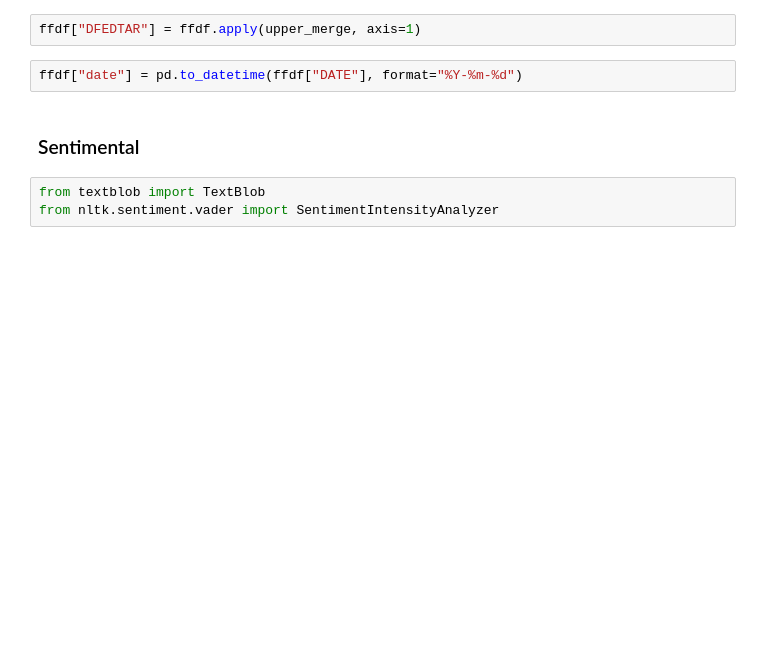
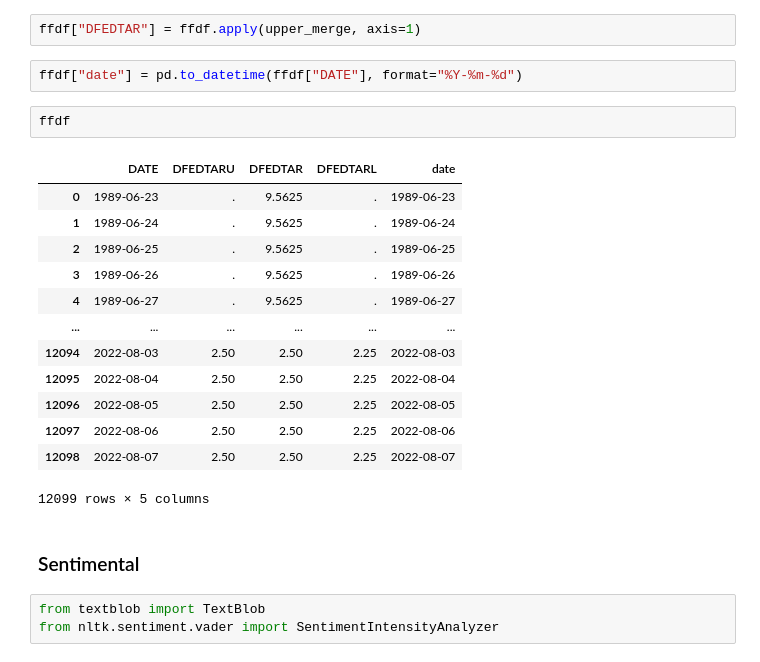
Before and after one commit to keonsunkim/centralbank_analysis, a Jupyter notebook: src/1_FOMC_Analysis_Preliminary.ipynb, the cells around one changed output. Drawn from its saved outputs; the diff is of its cells as text; blank space fills up the shorter version.

```diff
--- a/src/1_FOMC_Analysis_Preliminary.ipynb
+++ b/src/1_FOMC_Analysis_Preliminary.ipynb
@@ -96,6 +204,22 @@ def upper_merge(x):
 ffdf["DFEDTAR"] = ffdf.apply(upper_merge, axis=1)
 # %%
 ffdf["date"] = pd.to_datetime(ffdf["DATE"], format="%Y-%m-%d")
+# %%
+ffdf
+# %% [output]
+|  | DATE | DFEDTARU | DFEDTAR | DFEDTARL | date |
+| 0 | 1989-06-23 | . | 9.5625 | . | 1989-06-23 |
+| 1 | 1989-06-24 | . | 9.5625 | . | 1989-06-24 |
+| 2 | 1989-06-25 | . | 9.5625 | . | 1989-06-25 |
+| 3 | 1989-06-26 | . | 9.5625 | . | 1989-06-26 |
+| 4 | 1989-06-27 | . | 9.5625 | . | 1989-06-27 |
+| ... | ... | ... | ... | ... | ... |
+| 12094 | 2022-08-03 | 2.50 | 2.50 | 2.25 | 2022-08-03 |
+| 12095 | 2022-08-04 | 2.50 | 2.50 | 2.25 | 2022-08-04 |
+| 12096 | 2022-08-05 | 2.50 | 2.50 | 2.25 | 2022-08-05 |
+| 12097 | 2022-08-06 | 2.50 | 2.50 | 2.25 | 2022-08-06 |
+| 12098 | 2022-08-07 | 2.50 | 2.50 | 2.25 | 2022-08-07 |
+12099 rows × 5 columns
 # %% [markdown]
 ### Sentimental
 # %%
```
Also changed, not shown: parts of 25 cells of this notebook, 9 other files.
